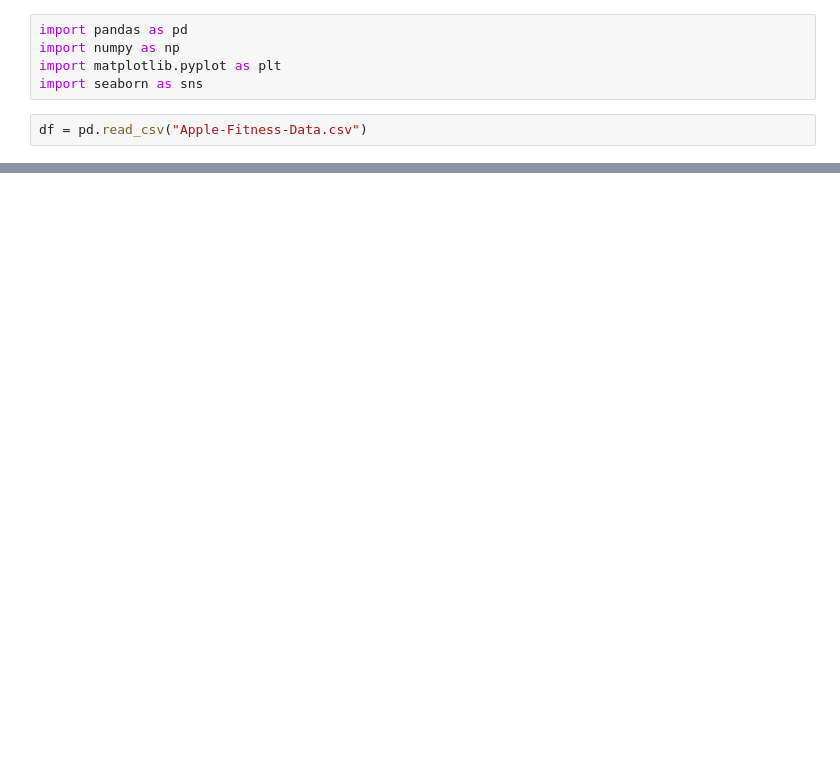
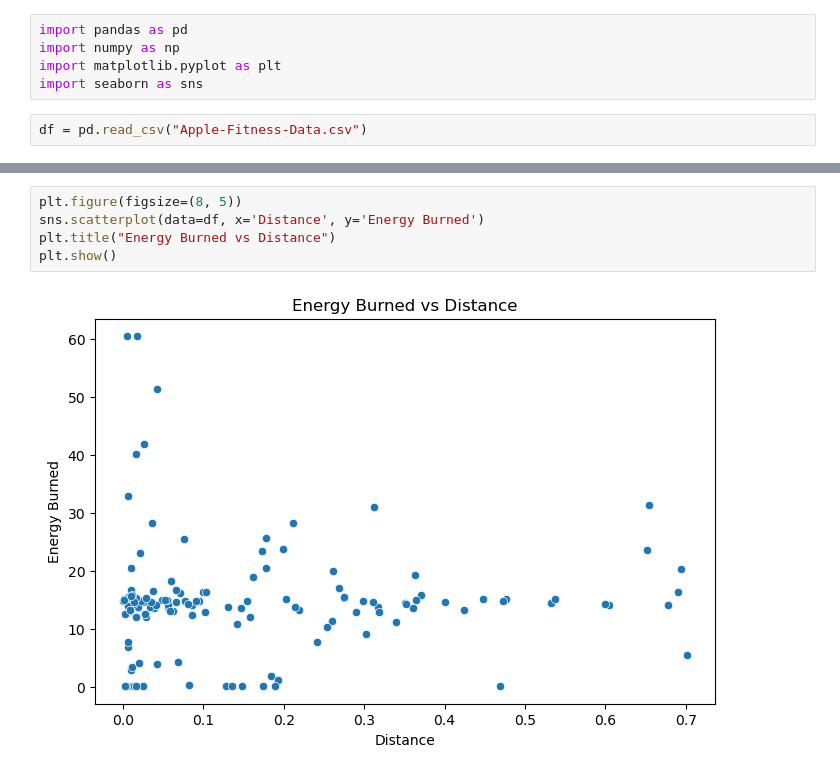
Before and after one commit to Vijay6923/election_project, a Jupyter notebook: L1_projectkb/fitness.ipynb, the cells around one changed output, grey strips where cells are left out. Saved outputs shown, nothing was run; the diff lists cells and outputs as text; blank space fills up the shorter version.

```diff
--- a/L1_projectkb/fitness.ipynb
+++ b/L1_projectkb/fitness.ipynb
@@ -7,0 +126,7 @@ df = pd.read_csv("Apple-Fitness-Data.csv")
+# %%
+plt.figure(figsize=(8, 5))
+sns.scatterplot(data=df, x='Distance', y='Energy Burned')
+plt.title("Energy Burned vs Distance")
+plt.show()
+# %% [output]
+[figure, added]
```
Also changed, not shown: parts of 12 cells of this notebook.
